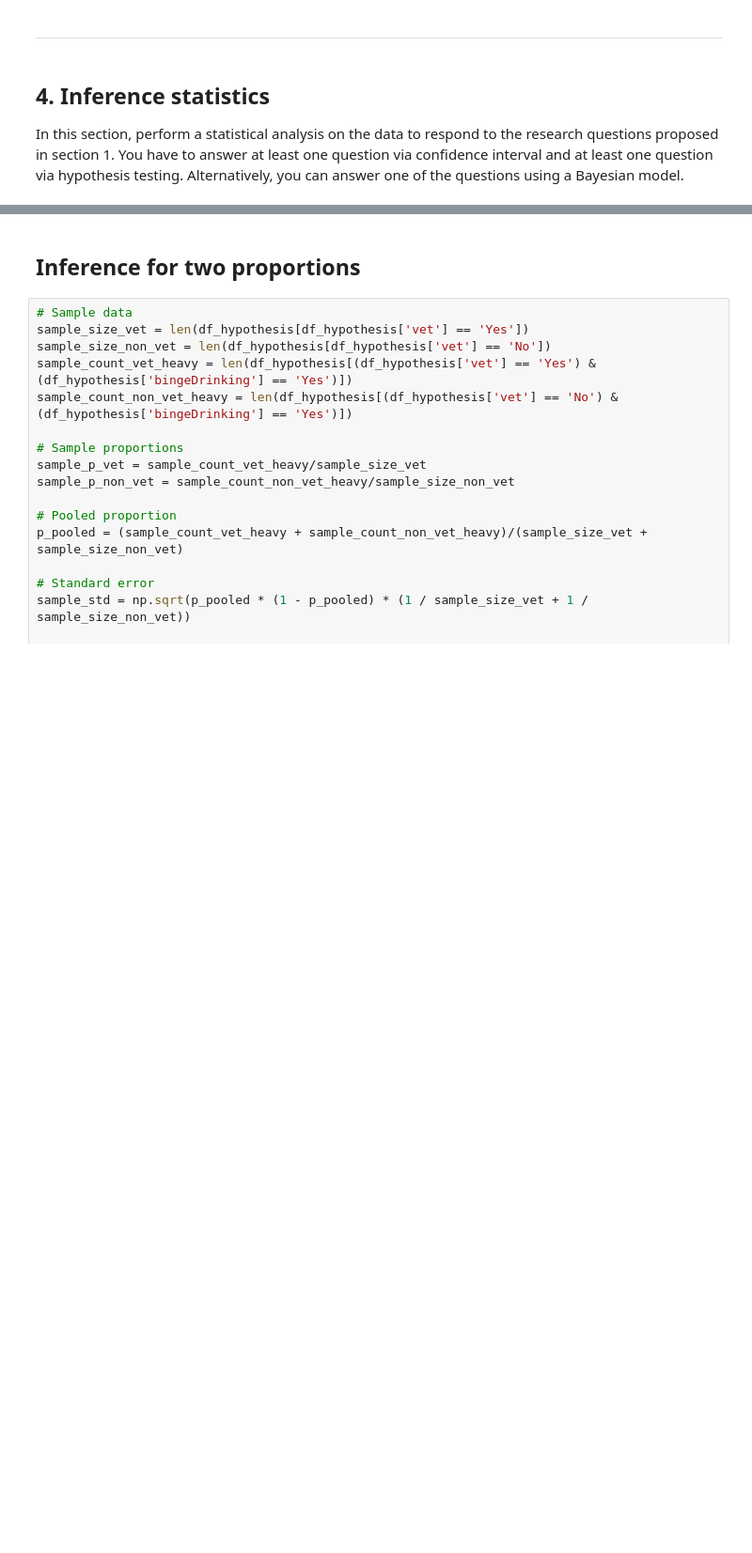
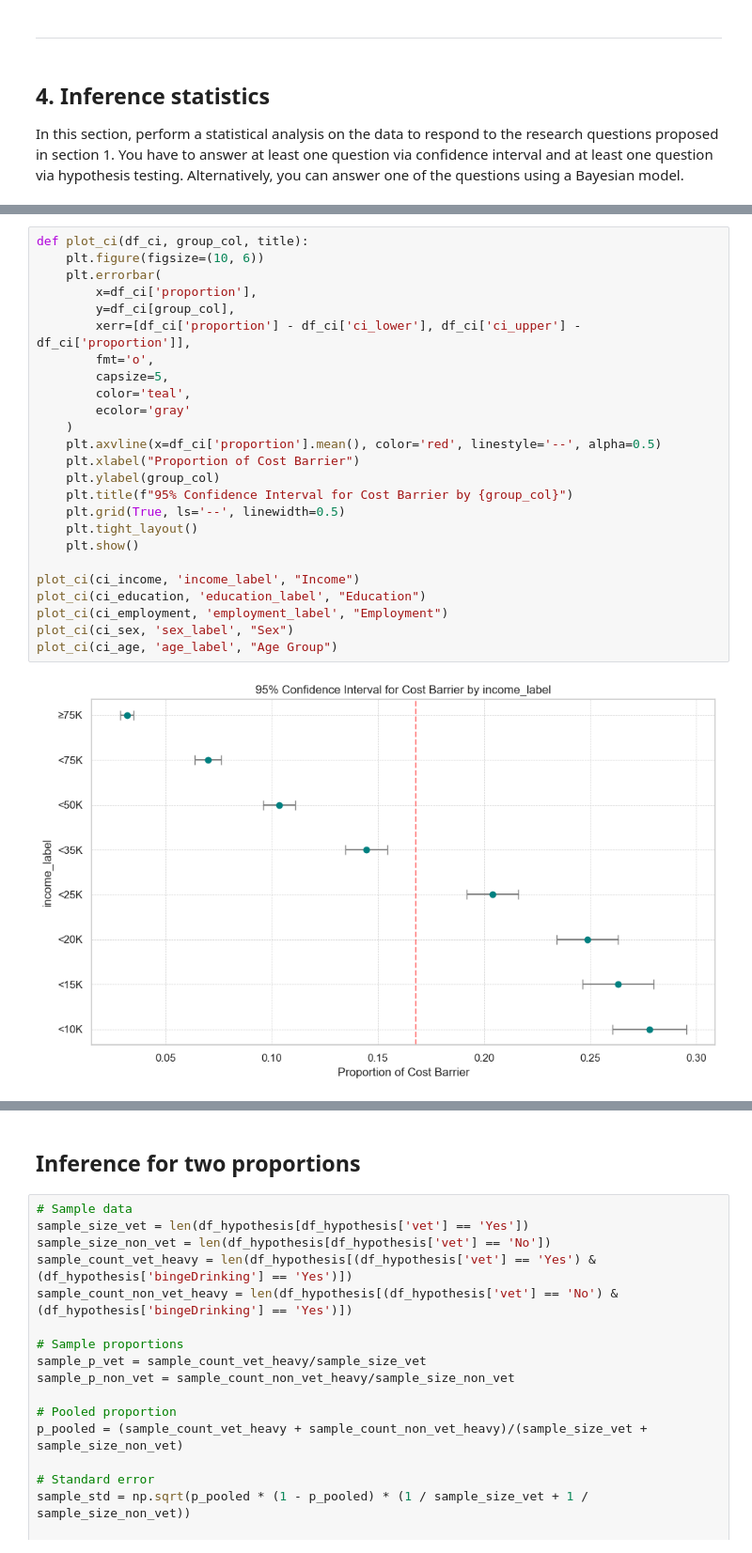
Before and after one commit to SergioCuencaNunez/isc-labs, a Jupyter notebook: project/project.ipynb, the cells around one changed output, grey strips where cells are left out. Shown at 94% size. Drawn from its saved outputs; the diff is of its cells as text; blank space fills up the shorter version.

```diff
--- a/project/project.ipynb
+++ b/project/project.ipynb
@@ -732,0 +847,27 @@ using a Bayesian model.
+# %%
+def plot_ci(df_ci, group_col, title):
+    plt.figure(figsize=(10, 6))
+    plt.errorbar(
+        x=df_ci['proportion'],
+        y=df_ci[group_col],
+        xerr=[df_ci['proportion'] - df_ci['ci_lower'], df_ci['ci_upper'] - df_ci['proportion']],
+        fmt='o',
+        capsize=5,
+        color='teal',
+        ecolor='gray'
+    )
+    plt.axvline(x=df_ci['proportion'].mean(), color='red', linestyle='--', alpha=0.5)
+    plt.xlabel("Proportion of Cost Barrier")
+    plt.ylabel(group_col)
+    plt.title(f"95% Confidence Interval for Cost Barrier by {group_col}")
+    plt.grid(True, ls='--', linewidth=0.5)
+    plt.tight_layout()
+    plt.show()
+
+plot_ci(ci_income, 'income_label', "Income")
+plot_ci(ci_education, 'education_label', "Education")
+plot_ci(ci_employment, 'employment_label', "Employment")
+plot_ci(ci_sex, 'sex_label', "Sex")
+plot_ci(ci_age, 'age_label', "Age Group")
+# %% [output]
+[figure, added]
```
Also changed, not shown: parts of 8 cells of this notebook.
